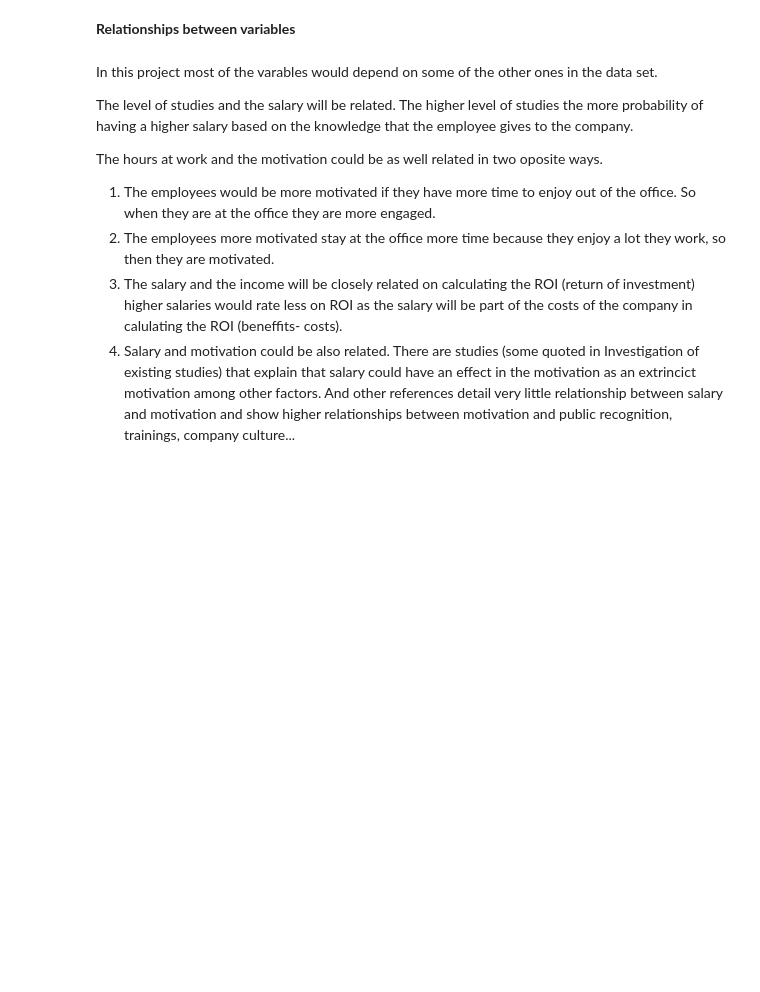
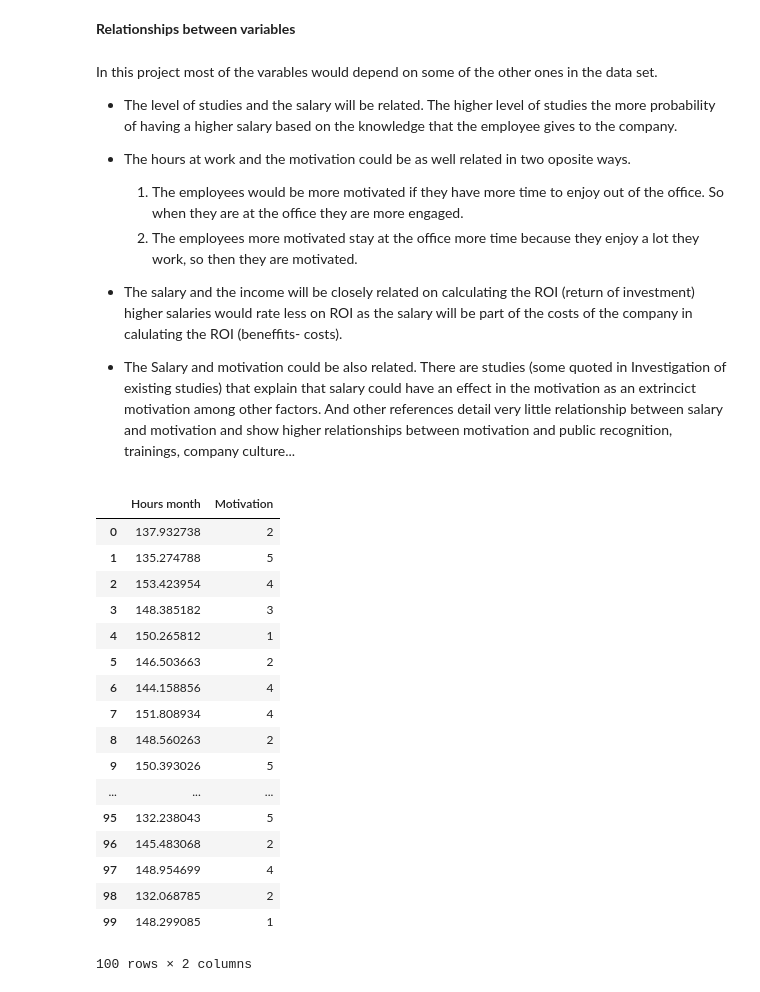
Before and after one commit to Nayade2lu/programming-data-a-project, a Jupyter notebook: Programming for data analysis Project.ipynb, the cells around one changed output. Drawn from its saved outputs; the diff is of its cells as text; code cells hidden in the pictures; blank space fills up the shorter version.

```diff
--- a/Programming for data analysis Project.ipynb
+++ b/Programming for data analysis Project.ipynb
@@ -525,10 +525,12 @@ dataset.describe()
 # %% [markdown]
 In this project most of the varables would depend on some of the other ones in the data set.
 
-The level of studies and the salary will be related. The higher level of studies the more probability of having a higher salary based on the knowledge that the employee gives to the company.
+- The level of studies and the salary will be related. The higher level of studies the more probability of having a higher salary based on the knowledge that the employee gives to the company.
 
-The hours at work and the motivation could be as well related in two oposite ways.
-1. The employees would be more motivated if they have more time to enjoy out of the office. So when they are at the office they are more engaged.
-2. The employees more motivated stay at the office more time because they enjoy a lot they work, so then they are motivated.
-3. The salary and the income will be closely related on calculating the ROI (return of investment) higher salaries would rate less on ROI as the salary will be part of the costs of the company in calulating the ROI (beneffits- costs).
-4. Salary and motivation could be also related. There are studies (some quoted in Investigation of existing studies) that explain that salary could have an effect in the motivation as an extrincict motivation among other factors. And other references detail very little relationship between salary and motivation and show higher relationships between motivation and public recognition, trainings, company culture...
+- The hours at work and the motivation could be as well related in two oposite ways.
+    1. The employees would be more motivated if they have more time to enjoy out of the office. So when they are at the office they are more engaged.
+    2. The employees more motivated stay at the office more time because they enjoy a lot they work, so then they are motivated.
+
+- The salary and the income will be closely related on calculating the ROI (return of investment) higher salaries would rate less on ROI as the salary will be part of the costs of the company in calulating the ROI (beneffits- costs).
+
+- The Salary and motivation could be also related. There are studies (some quoted in Investigation of existing studies) that explain that salary could have an effect in the motivation as an extrincict motivation among other factors. And other references detail very little relationship between salary and motivation and show higher relationships between motivation and public recognition, trainings, company culture...
@@ -534,0 +541,22 @@ The hours at work and the motivation could be as well related in two oposite way
+# %%
+dataset1 = pd.DataFrame({"Hours month":  np.random.normal (7.5, 0.5, 100)*20 ,"Motivation": np.random.randint(1, 6, size=100)})
+dataset1
+# %% [output]
+|  | Hours month | Motivation |
+| 0 | 137.932738 | 2 |
+| 1 | 135.274788 | 5 |
+| 2 | 153.423954 | 4 |
+| 3 | 148.385182 | 3 |
+| 4 | 150.265812 | 1 |
+| 5 | 146.503663 | 2 |
+| 6 | 144.158856 | 4 |
+| 7 | 151.808934 | 4 |
+| 8 | 148.560263 | 2 |
+| 9 | 150.393026 | 5 |
+| ... | ... | ... |
+| 95 | 132.238043 | 5 |
+| 96 | 145.483068 | 2 |
+| 97 | 148.954699 | 4 |
+| 98 | 132.068785 | 2 |
+| 99 | 148.299085 | 1 |
+100 rows × 2 columns
```
Also changed, not shown: parts of 19 cells of this notebook.
